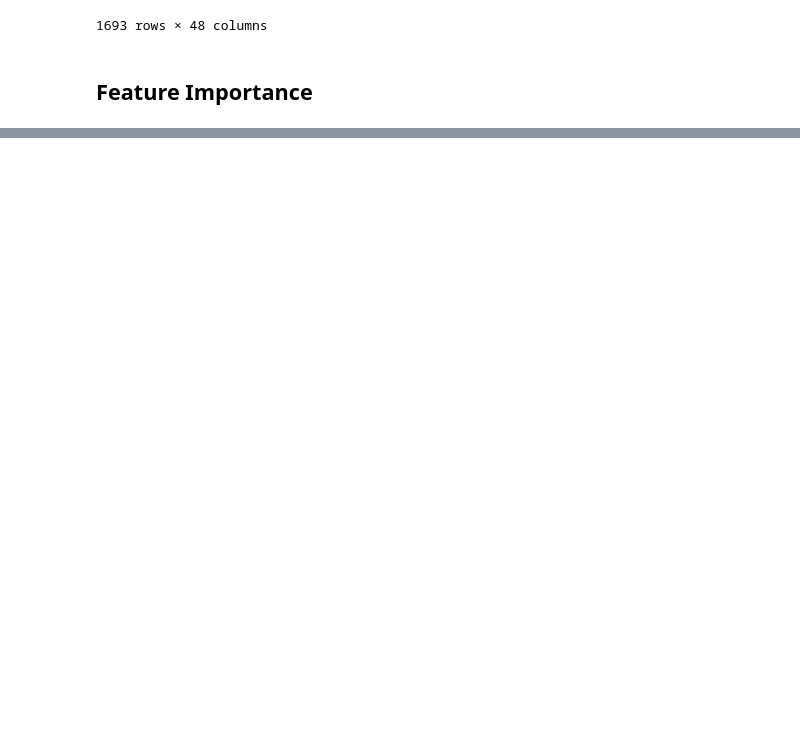
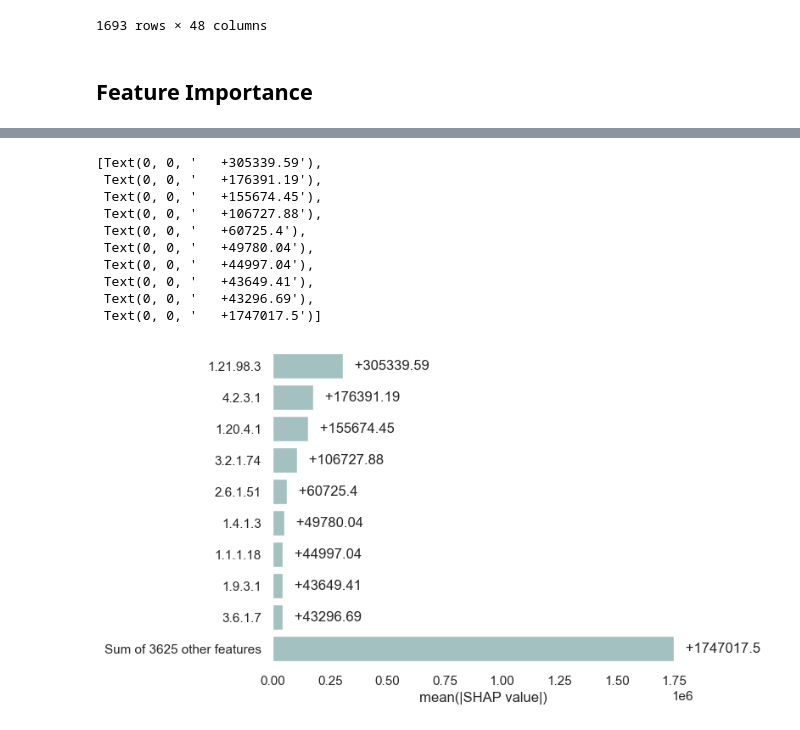
Before and after one commit to giovannellilab/media-prediction, a Jupyter notebook: notebooks/04-Model-Eval.ipynb, the cells around one changed output, grey strips where cells are left out. Drawn from its saved outputs; the diff is of its cells as text; code cells hidden in the pictures; blank space fills up the shorter version.

```diff
--- a/notebooks/04-Model-Eval.ipynb
+++ b/notebooks/04-Model-Eval.ipynb
@@ -675,0 +467,34 @@ fig.show()
+# %%
+dict = {
+    "features": ["1.21.98.3","4.2.3.1", "1.20.4.1", "3.2.1.74", "2.6.1.51", "1.4.1.3", "1.1.1.18", "1.9.3.1", "3.6.1.7", "Sum of 3625 other features"], #"4.1.1.17",
+    "importance": [305339.59, 176391.19, 155674.45, 106727.88, 60725.4, 49780.04, 44997.04, 43649.41, 43296.69, 1747017.5] #38625, 1708392.5
+}
+
+df = pd.DataFrame(dict)
+
+df["labels"] = df["importance"].astype(str)
+df["labels"] = "   +" + df["labels"]
+
+import seaborn as sns
+import matplotlib.pyplot as plt
+
+sns.set_theme(style="white")
+f, ax = plt.subplots()
+
+sns.barplot(x="importance", y="features", data=df, color="#9fc6c6")
+
+ax.set(ylabel="", xlabel="mean(|SHAP value|)")
+sns.despine(left=True, bottom=True)
+ax.bar_label(ax.containers[0], labels=df["labels"])
+# %% [output]
+[Text(0, 0, '   +305339.59'),
+ Text(0, 0, '   +176391.19'),
+ Text(0, 0, '   +155674.45'),
+ Text(0, 0, '   +106727.88'),
+ Text(0, 0, '   +60725.4'),
+ Text(0, 0, '   +49780.04'),
+ Text(0, 0, '   +44997.04'),
+ Text(0, 0, '   +43649.41'),
+ Text(0, 0, '   +43296.69'),
+ Text(0, 0, '   +1747017.5')]
+[figure, added]
```
Also changed, not shown: parts of 13 cells of this notebook.
